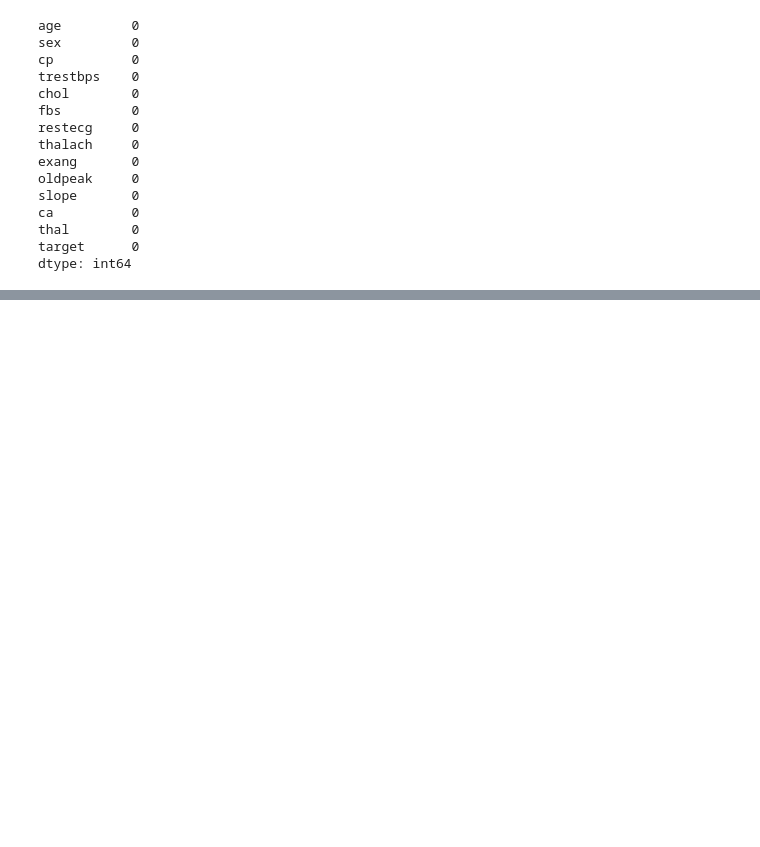
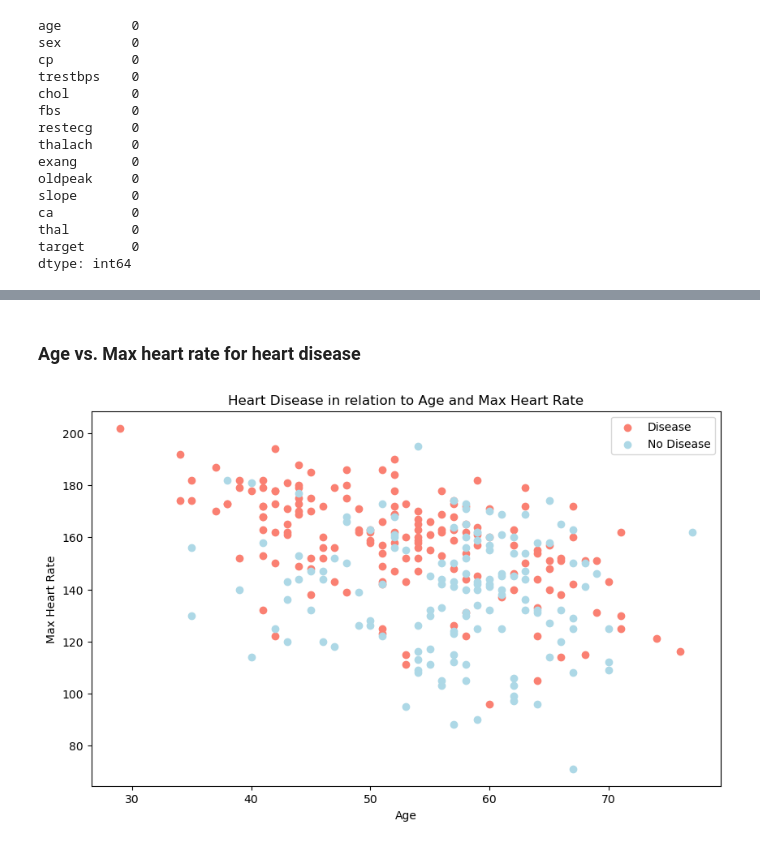
Before and after one commit to AlbertoRoGlez/Heart-disease-prediction, a Jupyter notebook: end-to-end-heart-disease-classification.ipynb, the cells around one changed output, grey strips where cells are left out. Drawn from its saved outputs; the diff is of its cells as text; code cells hidden in the pictures; blank space fills up the shorter version.

```diff
--- a/end-to-end-heart-disease-classification.ipynb
+++ b/end-to-end-heart-disease-classification.ipynb
@@ -178,0 +208,24 @@ df.describe()
+# %% [markdown]
+### Age vs. Max heart rate for heart disease
+# %%
+# Create another figure
+plt.figure(figsize=(10,6))
+
+# Scatter with positive examples
+plt.scatter(df.age[df.target==1],
+            df.thalach[df.target==1],
+            c="salmon");
+# Shows us all the age & thalach columns where the target is equal to 1
+
+# Scatter with negative examples
+plt.scatter(df.age[df.target==0],
+            df.thalach[df.target==0],
+            c="lightblue");
+
+# Add some helpful info
+plt.title("Heart Disease in relation to Age and Max Heart Rate")
+plt.xlabel("Age")
+plt.ylabel("Max Heart Rate")
+plt.legend(["Disease", "No Disease"]);
+# %% [output]
+[figure, added]
```
Also changed, not shown: parts of 9 cells of this notebook.
